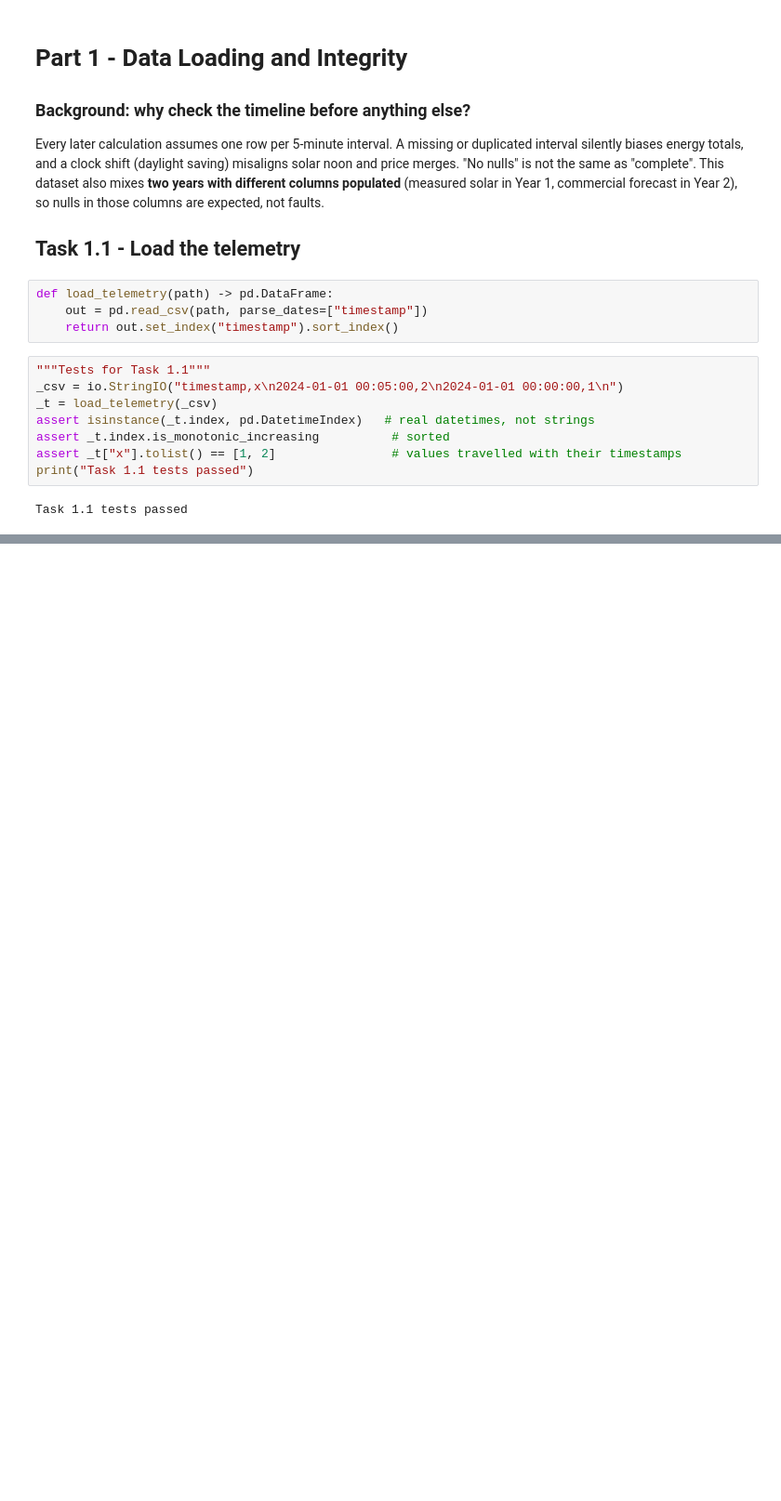
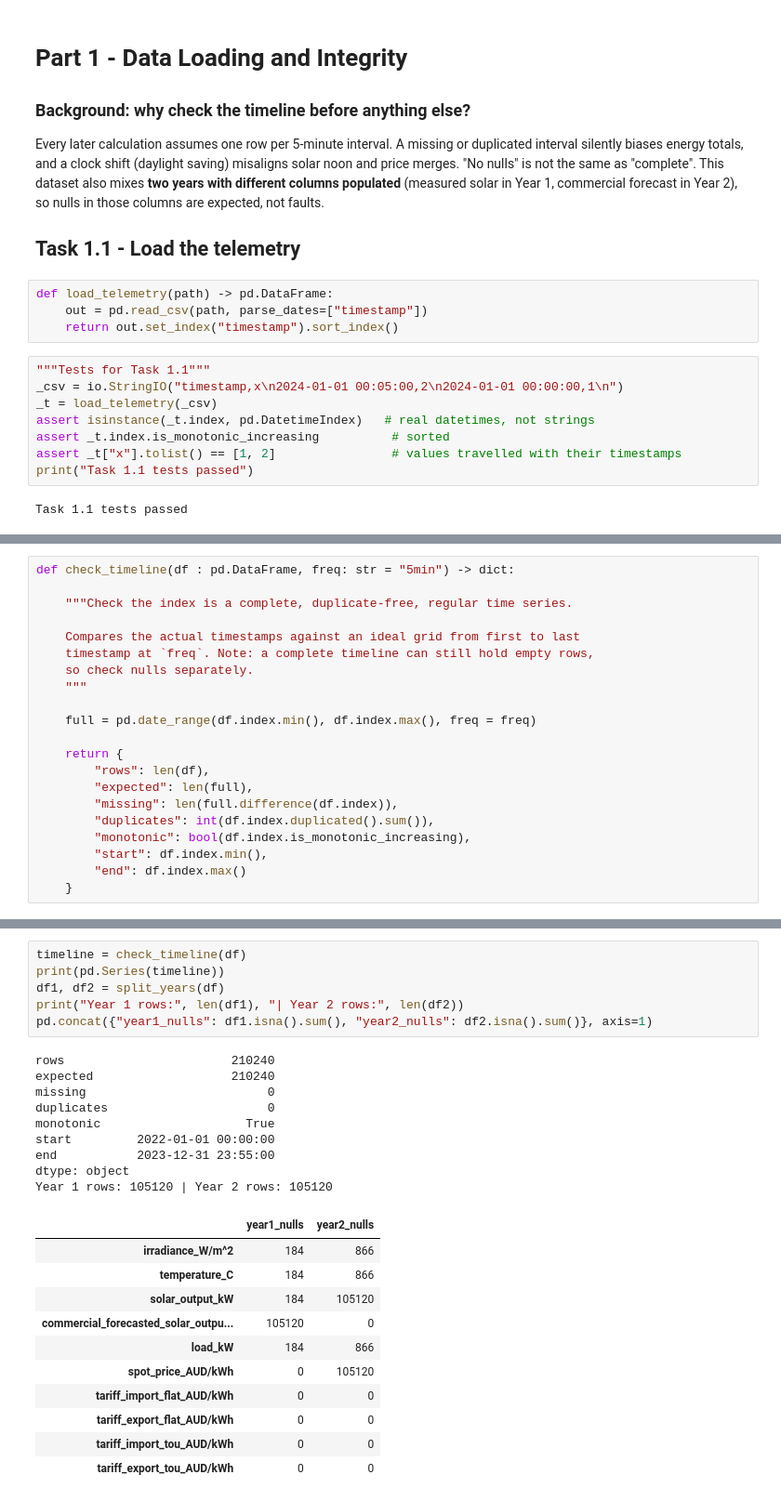
Before and after one commit to 7ayatibp/SOLA, a Jupyter notebook: SOLA4237_Assignment2.ipynb, the cells around one changed output, grey strips where cells are left out. Shown at 93% size. Cells and saved outputs as stored; diff of their text form; blank space fills up the shorter version.

```diff
--- a/SOLA4237_Assignment2.ipynb
+++ b/SOLA4237_Assignment2.ipynb
@@ -171,0 +175,21 @@ df.head()
+# %%
+def check_timeline(df : pd.DataFrame, freq: str = "5min") -> dict:
+
+    """Check the index is a complete, duplicate-free, regular time series.
+
+    Compares the actual timestamps against an ideal grid from first to last
+    timestamp at `freq`. Note: a complete timeline can still hold empty rows,
+    so check nulls separately.
+    """
+
+    full = pd.date_range(df.index.min(), df.index.max(), freq = freq)
+
+    return {
+        "rows": len(df),
+        "expected": len(full),
+        "missing": len(full.difference(df.index)),
+        "duplicates": int(df.index.duplicated().sum()),
+        "monotonic": bool(df.index.is_monotonic_increasing),
+        "start": df.index.min(),
+        "end": df.index.max()
+    }
@@ -171,0 +231,27 @@ df.head()
+# %%
+timeline = check_timeline(df)
+print(pd.Series(timeline))
+df1, df2 = split_years(df)
+print("Year 1 rows:", len(df1), "| Year 2 rows:", len(df2))
+pd.concat({"year1_nulls": df1.isna().sum(), "year2_nulls": df2.isna().sum()}, axis=1)
+# %% [output]
+rows                       210240
+expected                   210240
+missing                         0
+duplicates                      0
+monotonic                    True
+start         2022-01-01 00:00:00
+end           2023-12-31 23:55:00
+dtype: object
+Year 1 rows: 105120 | Year 2 rows: 105120
+|  | year1_nulls | year2_nulls |
+| irradiance_W/m^2 | 184 | 866 |
+| temperature_C | 184 | 866 |
+| solar_output_kW | 184 | 105120 |
+| commercial_forecasted_solar_outpu... | 105120 | 0 |
+| load_kW | 184 | 866 |
+| spot_price_AUD/kWh | 0 | 105120 |
+| tariff_import_flat_AUD/kWh | 0 | 0 |
+| tariff_export_flat_AUD/kWh | 0 | 0 |
+| tariff_import_tou_AUD/kWh | 0 | 0 |
+| tariff_export_tou_AUD/kWh | 0 | 0 |
```
Also changed, not shown: parts of 33 cells of this notebook, 1 other file.
